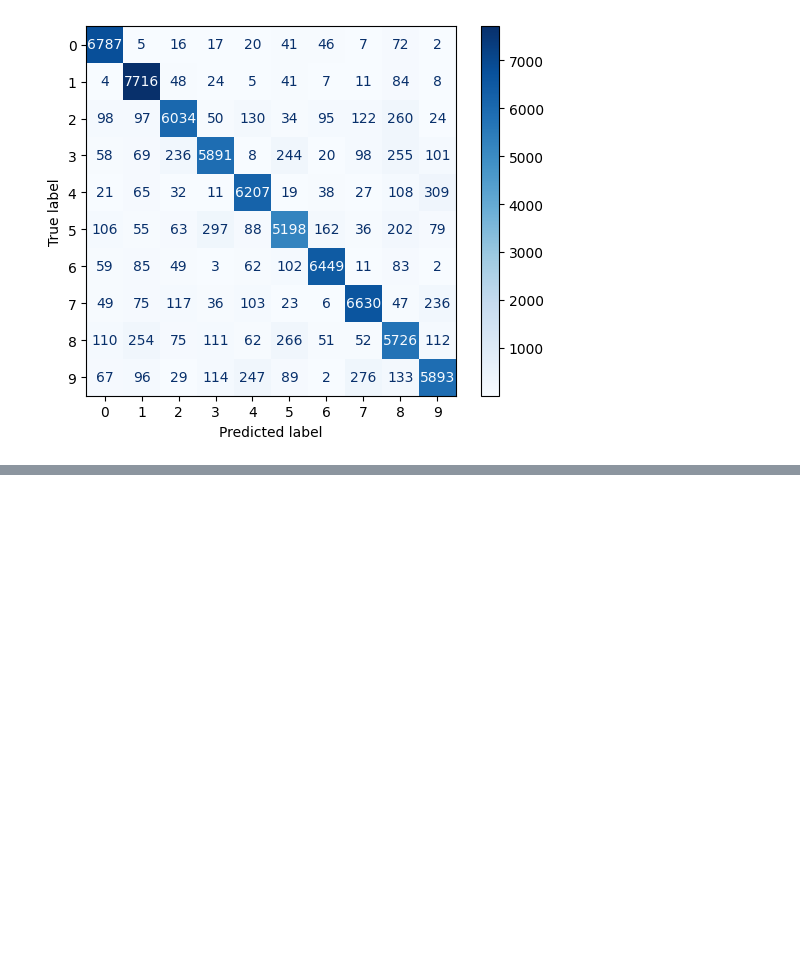
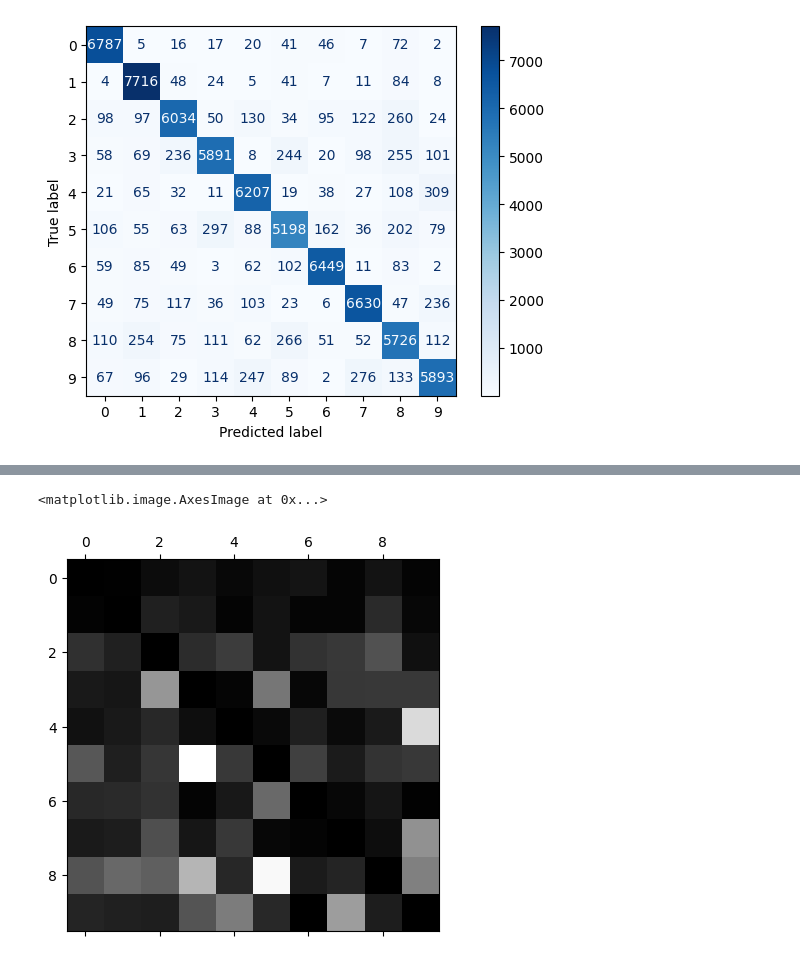
Before and after one commit to tahaftm/Hands-On-Machine-Learning-With-Scikit-Learn-and-Tensorflow, a Jupyter notebook: Chapter 5/Exercises/Solution 9.ipynb, the cells around one changed output, grey strips where cells are left out. Drawn from its saved outputs; the diff is of its cells as text; code cells hidden in the pictures; blank space fills up the shorter version.

```diff
--- a/Chapter 5/Exercises/Solution 9.ipynb
+++ b/Chapter 5/Exercises/Solution 9.ipynb
@@ -175,0 +178,5 @@ plt.show()
+# %%
+from sklearn.multiclass import OneVsRestClassifier
+ovr = OneVsRestClassifier(clf)
+# %%
+ovr.fit(X_train,y_train)
@@ -175,0 +185,2 @@ plt.show()
+# %%
+ovr_pred = ovr.predict(X_test)
@@ -175,0 +209,3 @@ plt.show()
+# %%
+cm = confusion_matrix(y_test, ovr_pred)
+cm
@@ -175,0 +223,7 @@ plt.show()
+# %%
+cm = cm / cm.sum(axis=1, keepdims=True)
+np.fill_diagonal(cm, 0)
+plt.matshow(cm, cmap = plt.cm.gray)
+# %% [output]
+<matplotlib.image.AxesImage at 0x...>
+[figure, added]
```
Also changed, not shown: parts of 8 cells of this notebook.
